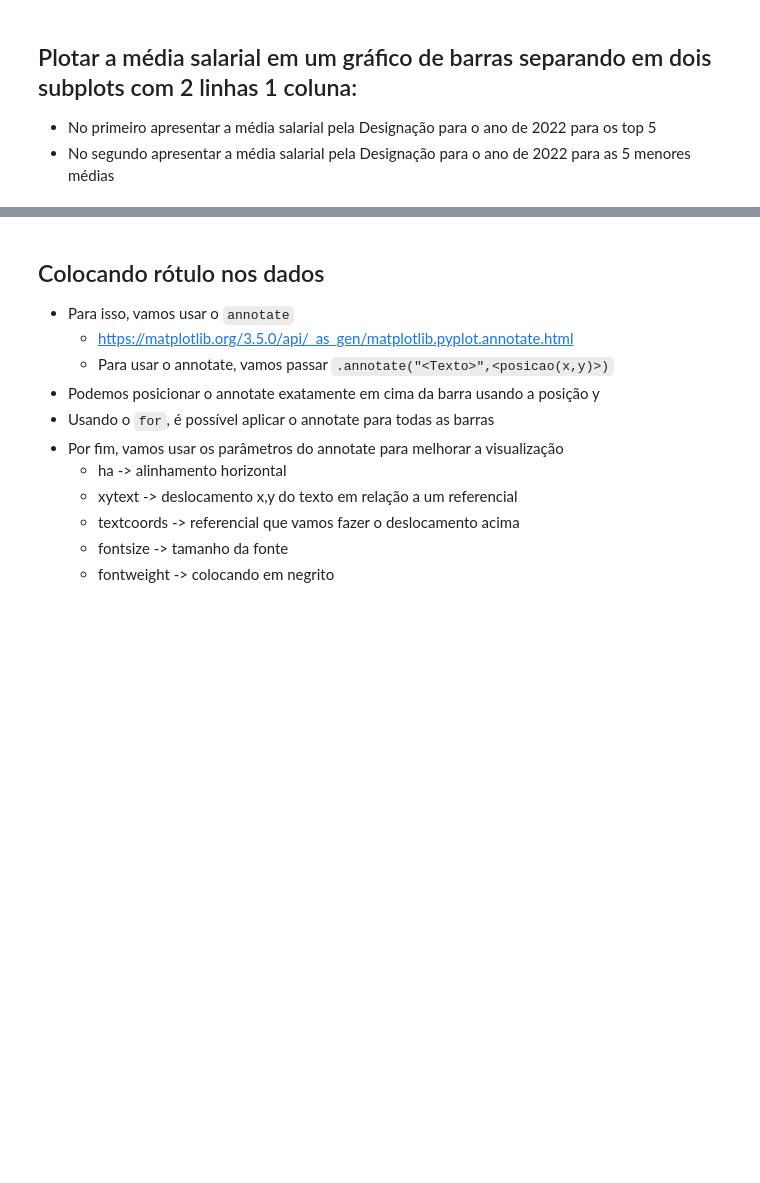
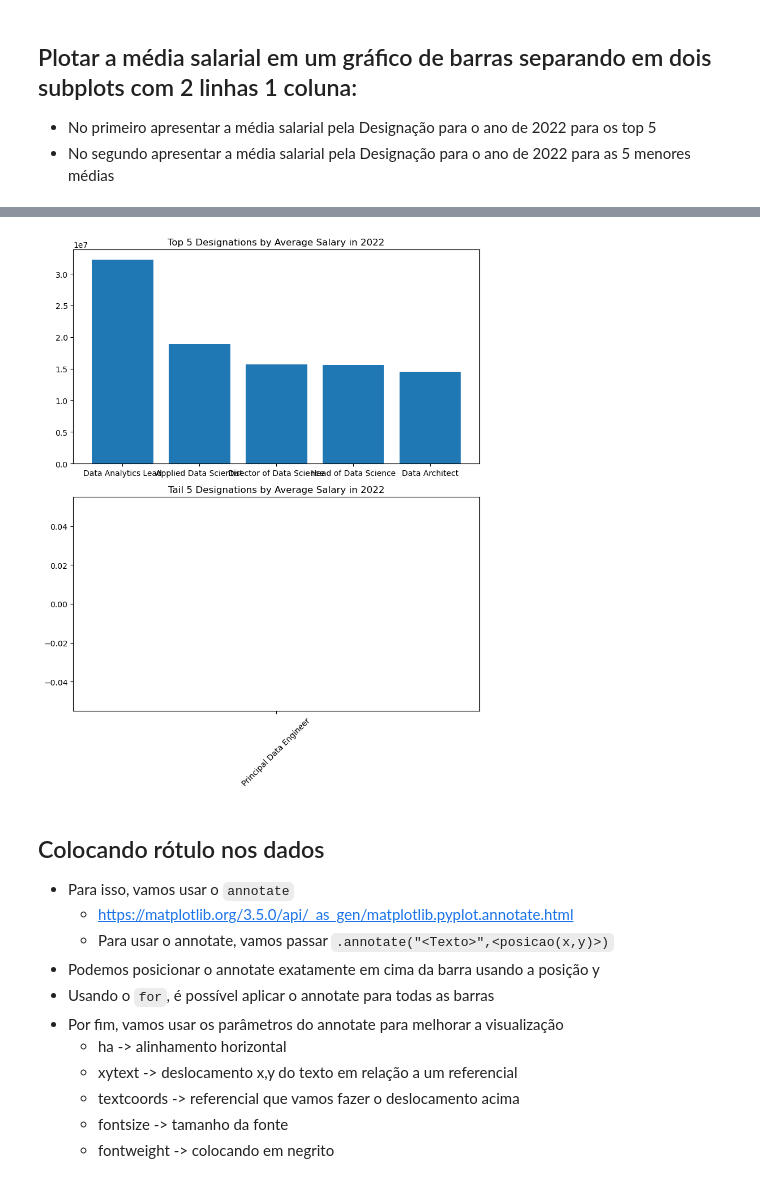
Before and after one commit to AlexandreRosasCosta/Ciencia_de_Dados, a Jupyter notebook: Projeto2/Projeto 02 - Matplotlib.ipynb, the cells around one changed output, grey strips where cells are left out. Saved outputs shown, nothing was run; the diff lists cells and outputs as text; code cells hidden in the pictures; blank space fills up the shorter version.

Commit message:
Feat: Salário Designação

```diff
--- a/Projeto2/Projeto 02 - Matplotlib.ipynb
+++ b/Projeto2/Projeto 02 - Matplotlib.ipynb
@@ -195,3 +190,31 @@ display(tail_5)
+# %%
+designacoes = df_test['Designation'].unique()
+media_salario_designacao = []
+
+for designacao in designacoes:
+    media = df_test[(df_test['Working_Year'] == 2022) & (df_test['Designation'] == designacao)]['Salary_In_Rupees'].mean()
+    media_salario_designacao.append(media)
+
+salario_designacao = pd.DataFrame({'Designation': designacoes, 'Average_Salary': media_salario_designacao})
+
+# 2. Ordenar os valores pela média de salário em ordem decrescente e pegar os top 5 e os tail 5
+top_5 = salario_designacao.sort_values(by=['Average_Salary'], ascending=False).head()
+tail_5 = salario_designacao[salario_designacao['Designation'].notnull()].sort_values(by=['Average_Salary'], ascending=False).tail()
+
+# 3. Plotar os gráficos de barras
+fig, ax = plt.subplots(nrows=2, ncols=1, figsize=(8, 10))
+
+ax[0].bar(top_5['Designation'], top_5['Average_Salary'])
+ax[0].set_title('Top 5 Designations by Average Salary in 2022')
+
+ax[1].bar(tail_5['Designation'], tail_5['Average_Salary'])
+ax[1].set_title('Tail 5 Designations by Average Salary in 2022')
+
+plt.xticks(rotation=45)
+plt.tight_layout()
+plt.show()
+# %% [output]
+[figure, added]
 # %% [markdown]
 ## Colocando rótulo nos dados
 - Para isso, vamos usar o `annotate`
```
Also changed, not shown: parts of 2 cells of this notebook.
